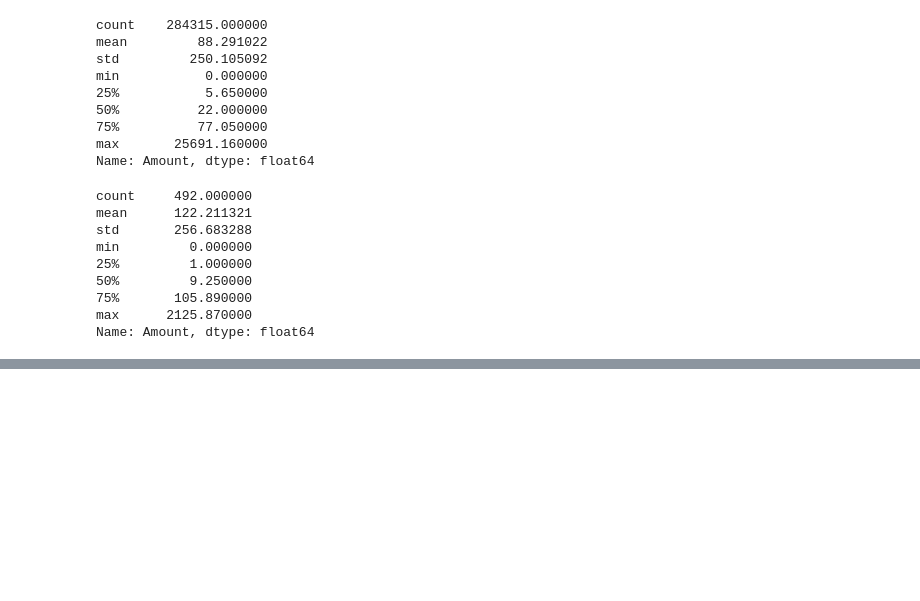
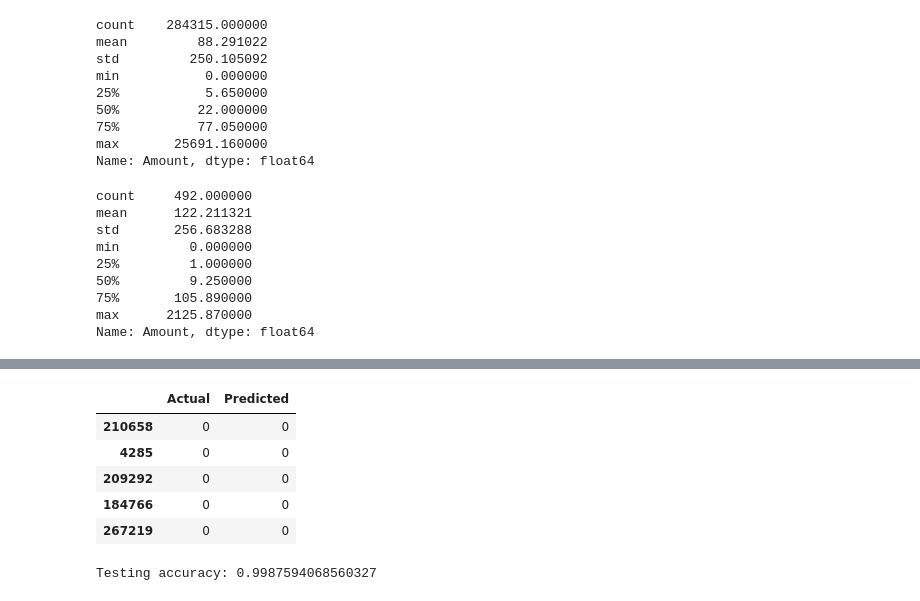
Before and after one commit to joshua-furtado/credit_card_fraud_detection, a Jupyter notebook: credit_card_fraud_detection.ipynb, the cells around one changed output, grey strips where cells are left out. Saved outputs shown, nothing was run; the diff lists cells and outputs as text; code cells hidden in the pictures; blank space fills up the shorter version.

```diff
--- a/credit_card_fraud_detection.ipynb
+++ b/credit_card_fraud_detection.ipynb
@@ -197,0 +199,3 @@ plt.tight_layout()
+# %%
+features = df.drop(['Class'], axis=1)
+label = df['Class']
@@ -197,0 +204,3 @@ plt.tight_layout()
+# %%
+from sklearn.model_selection import train_test_split
+x_train, x_test, y_train, y_test = train_test_split(features, label, test_size = 0.3, random_state = 9)
@@ -197,0 +228,18 @@ plt.tight_layout()
+# %%
+y_pred = linear_regressor.predict(x_test)
+results = pd.DataFrame({'Actual': y_test, 'Predicted': y_pred})
+# %%
+# Results for first 5 examples of the test set
+results.head()
+# %% [output]
+|  | Actual | Predicted |
+| 210658 | 0 | 0 |
+| 4285 | 0 | 0 |
+| 209292 | 0 | 0 |
+| 184766 | 0 | 0 |
+| 267219 | 0 | 0 |
+# %%
+from sklearn import metrics
+print('Testing accuracy:', metrics.accuracy_score(y_test, y_pred))
+# %% [output]
+Testing accuracy: 0.9987594068560327
```
Also changed, not shown: parts of 9 cells of this notebook.
